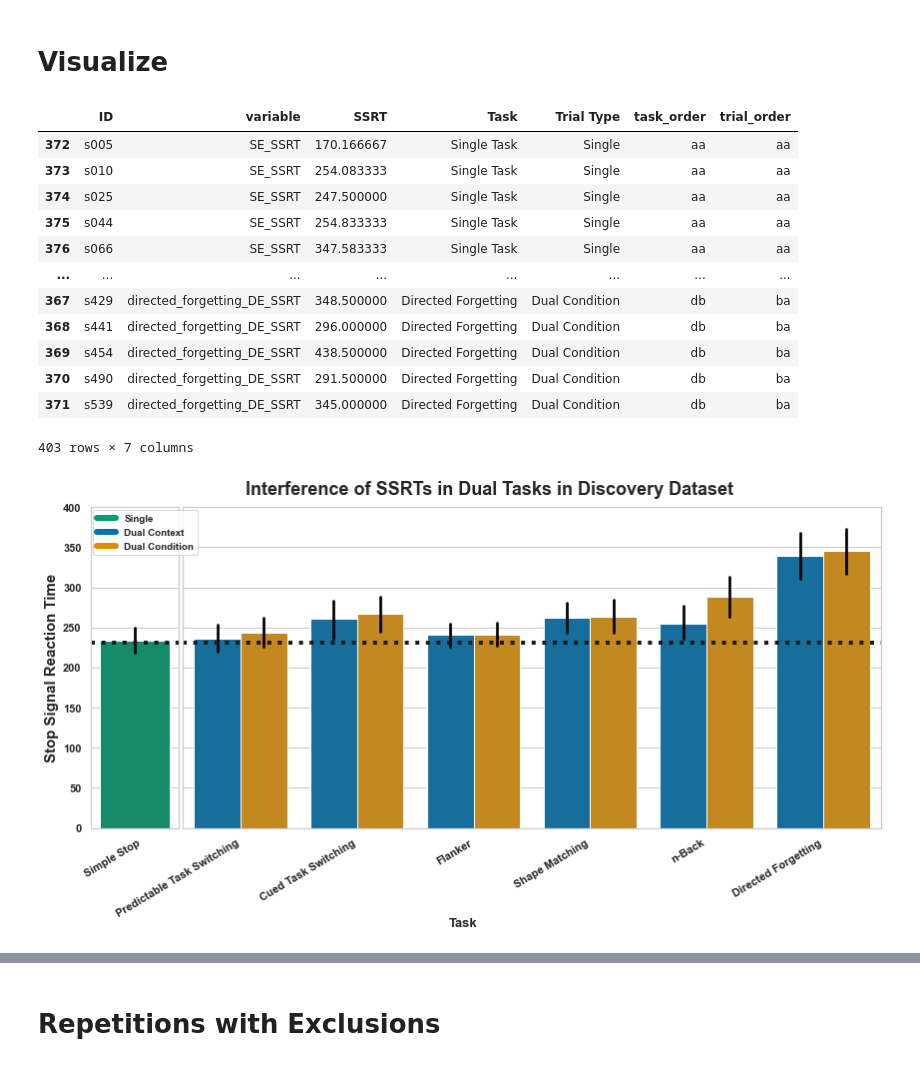
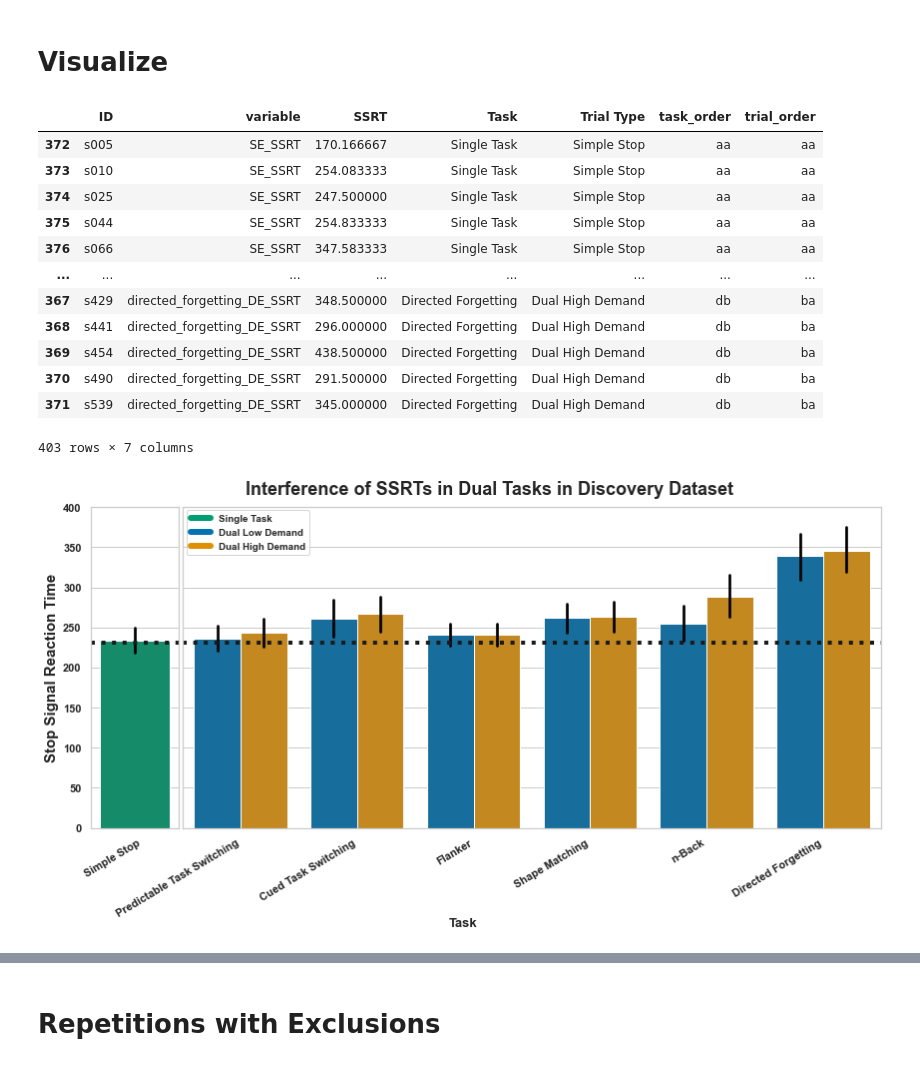
Before and after one commit to henrymj/mturk_dualStop_analysis, a Jupyter notebook: analysis-validation_dataset-discovery.ipynb, the cells around one changed output, grey strips where cells are left out. Drawn from its saved outputs; the diff is of its cells as text; code cells hidden in the pictures.

```diff
--- a/analysis-validation_dataset-discovery.ipynb
+++ b/analysis-validation_dataset-discovery.ipynb
@@ -305,7 +302,7 @@ formal_tasks = {
 # %%
 sns.set(style="whitegrid", palette="colorblind", color_codes=True)
 palette ={"DC":"C0", "DE":"C1", "SE":"C2",
-         "Dual Context":"C0", "Dual Condition":"C1", "Single":"C2"}
+         "Dual Low Demand":"C0", "Dual High Demand":"C1", "Simple Stop":"C2"}
 
 task_order_dict = {
     'SE': 'aa',
@@ -319,18 +316,18 @@ task_order_dict = {
 }
 
 trial_order_dict = {
-    'Single': 'aa',
-    'Dual Context': 'ab',
-    'Dual Condition': 'ba',
+    'Simple Stop': 'aa',
+    'Dual Low Demand': 'ab',
+    'Dual High Demand': 'ba',
 }
 
 def context_str(string):
     if 'DC' in string:
-        return 'Dual Context'
+        return 'Dual Low Demand'
     elif 'DE' in string:
-        return 'Dual Condition'
+        return 'Dual High Demand'
     elif 'SE' in string:
-        return 'Single'
+        return 'Simple Stop'
     elif 'OTHER' in string:
         return 'POS/3BACK/DSD|SSS/CUE_SWITCH'
     else:
@@ -351,17 +348,17 @@ melted_SSRTs = clean_SSRTs_for_Barplots(SSRTs)
 melted_SSRTs
 # %% [output]
 |  | ID | variable | SSRT | Task | Trial Type | task_order | trial_order |
-| 372 | s005 | SE_SSRT | 170.166667 | Single Task | Single | aa | aa |
-| 373 | s010 | SE_SSRT | 254.083333 | Single Task | Single | aa | aa |
-| 374 | s025 | SE_SSRT | 247.500000 | Single Task | Single | aa | aa |
-| 375 | s044 | SE_SSRT | 254.833333 | Single Task | Single | aa | aa |
-| 376 | s066 | SE_SSRT | 347.583333 | Single Task | Single | aa | aa |
+| 372 | s005 | SE_SSRT | 170.166667 | Single Task | Simple Stop | aa | aa |
+| 373 | s010 | SE_SSRT | 254.083333 | Single Task | Simple Stop | aa | aa |
+| 374 | s025 | SE_SSRT | 247.500000 | Single Task | Simple Stop | aa | aa |
+| 375 | s044 | SE_SSRT | 254.833333 | Single Task | Simple Stop | aa | aa |
+| 376 | s066 | SE_SSRT | 347.583333 | Single Task | Simple Stop | aa | aa |
 | ... | ... | ... | ... | ... | ... | ... | ... |
-| 367 | s429 | directed_forgetting_DE_SSRT | 348.500000 | Directed Forgetting | Dual Condition | db | ba |
-| 368 | s441 | directed_forgetting_DE_SSRT | 296.000000 | Directed Forgetting | Dual Condition | db | ba |
-| 369 | s454 | directed_forgetting_DE_SSRT | 438.500000 | Directed Forgetting | Dual Condition | db | ba |
-| 370 | s490 | directed_forgetting_DE_SSRT | 291.500000 | Directed Forgetting | Dual Condition | db | ba |
-| 371 | s539 | directed_forgetting_DE_SSRT | 345.000000 | Directed Forgetting | Dual Condition | db | ba |
+| 367 | s429 | directed_forgetting_DE_SSRT | 348.500000 | Directed Forgetting | Dual High Demand | db | ba |
+| 368 | s441 | directed_forgetting_DE_SSRT | 296.000000 | Directed Forgetting | Dual High Demand | db | ba |
+| 369 | s454 | directed_forgetting_DE_SSRT | 438.500000 | Directed Forgetting | Dual High Demand | db | ba |
+| 370 | s490 | directed_forgetting_DE_SSRT | 291.500000 | Directed Forgetting | Dual High Demand | db | ba |
+| 371 | s539 | directed_forgetting_DE_SSRT | 345.000000 | Directed Forgetting | Dual High Demand | db | ba |
 403 rows × 7 columns
 # %%
 title_dataset = dataset if dataset != 'all' else 'combined'
@@ -371,7 +368,7 @@ def plot_SSRTs_barplot(melted_SSRTs, save_fig=False):
     f, (a0, a1) = plt.subplots(1, 2, gridspec_kw={'width_ratios': [1, 8]}, sharey=True, figsize=(12,6.5))
 
     # Single Task
-    bar = sns.barplot(x='Task', y='SSRT', hue='Trial Type', data=melted_SSRTs[melted_SSRTs['Trial Type'].isin(['Single'])], palette=palette, errcolor='0', ax=a0)
+    bar = sns.barplot(x='Task', y='SSRT', hue='Trial Type', data=melted_SSRTs[melted_SSRTs['Trial Type'].isin(['Simple Stop'])], palette=palette, errcolor='0', ax=a0)
     a0.axhline(SSRTs['SE_SSRT'].mean()-3, color='k', linestyle=':', linewidth=4)
     a0.set_ylabel('Stop Signal Reaction Time', fontweight='bold', fontsize=15)
     a0.set_xlabel('')
@@ -384,35 +381,35 @@ def plot_SSRTs_barplot(melted_SSRTs, save_fig=False):
 
     custom_lines = [Line2D([0], [0], color=sns.color_palette()[2], lw=6),
                     Line2D([0], [0], color=sns.color_palette()[0], lw=6),
                     Line2D([0], [0], color=sns.color_palette()[1], lw=6)]
     a0.set_zorder(1)
-    a0.legend(custom_lines, ['Single', 'Dual Context', 'Dual Condition'], prop={'weight': 'bold', 'size':9.75}, loc=(0.022,.85), frameon=True)
+    a0.legend(custom_lines, ['Single Task', 'Dual Low Demand', 'Dual High Demand'], prop={'weight': 'bold', 'size':9.75}, loc=(1.1,.85), frameon=True)
 
 
     # Dual Tasks
-    sns.barplot(x='Task', y='SSRT', hue='Trial Type', data=melted_SSRTs[melted_SSRTs['Trial Type'].isin(['Dual Context', 'Dual Condition'])], palette=palette, errcolor='0', ax=a1)
+    sns.barplot(x='Task', y='SSRT', hue='Trial Type', data=melted_SSRTs[melted_SSRTs['Trial Type'].isin(['Dual Low Demand', 'Dual High Demand'])], palette=palette, errcolor='0', ax=a1)
     a1.axhline(SSRTs['SE_SSRT'].mean()-3, color='k', linestyle=':', linewidth=4)
     a1.set_ylabel('')
     a1.set_xlabel('')
     a1.get_legend().remove()
 
     # _ = plt.legend(prop={'weight': 'bold'})
     _ = plt.xticks(rotation=31, ha='right', fontweight='bold', fontsize='11')
     _ = plt.yticks(fontweight='bold', fontsize='12')
 
 
 
     _ = f.text(0.5, 0.01, 'Task', ha='center', fontweight='bold', fontsize=13)
     _ = plt.title(f'Interference of SSRTs in Dual Tasks in {title_dataset.capitalize()} Dataset', fontsize='18', fontweight='bold',  y=1.1, x=.44, pad=-20)
     f.tight_layout()
     plt.subplots_adjust(wspace=.01)
     if save_fig:
         plt.savefig(f'figures/dataset-{dataset}_metric-SSRT_barplot.png', dpi=300)
     plt.show()
     plt.close()
 
 plot_SSRTs_barplot(melted_SSRTs, save_fig=True)
 # %% [output]
-[figure, old version]
+[figure, new version]
 # %%
 def clean_diffs_for_Seaborn(diff_SSRTs):
```
Also changed, not shown: parts of 5 cells of this notebook, 41 other files.
